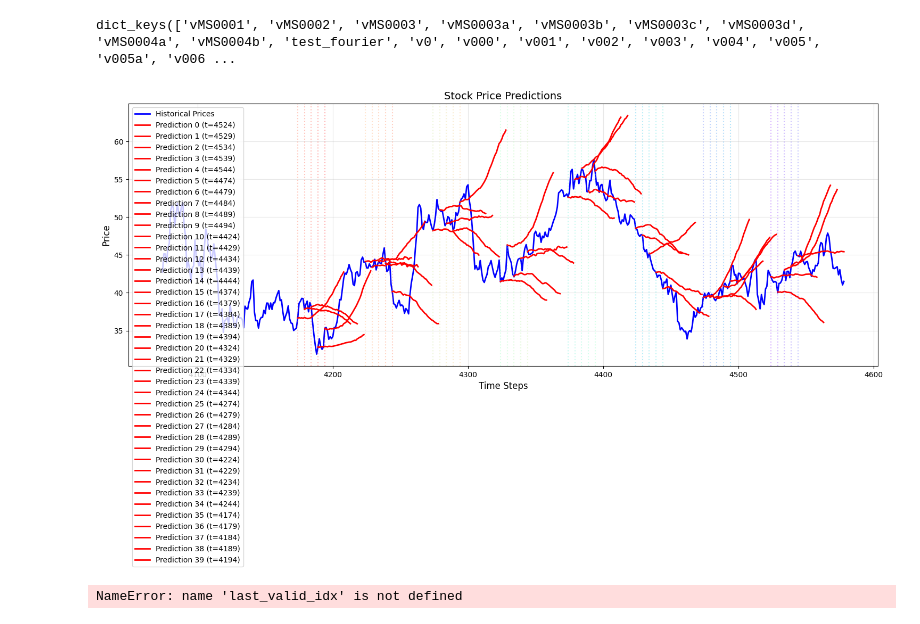
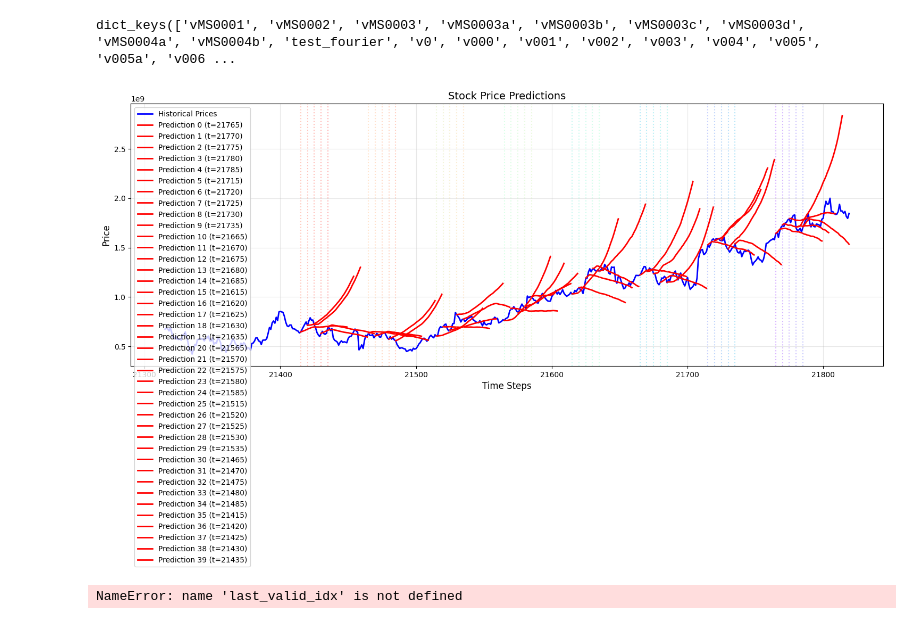
Before and after one commit to voxmenthe/FINPAK, a Jupyter notebook: src/finpak/transformer_predictions/inf_nb.ipynb, the cells around one changed output. Saved outputs shown, nothing was run; the diff lists cells and outputs as text; code cells hidden in the pictures.

```diff
--- a/src/finpak/transformer_predictions/inf_nb.ipynb
+++ b/src/finpak/transformer_predictions/inf_nb.ipynb
@@ -44,7 +44,7 @@ start_indices = [last_valid_idx - ix for ix in INDICES]
 n_future_steps = 35
 use_sampling = True
 temperature = 0.008 # 0.08
-CONFIG = all_configs['vMP001a']
+CONFIG = all_configs['vMP002a']
 sequence_length = CONFIG['data_params']['sequence_length']
 MODEL_PARAMS = CONFIG['model_params']
 MODEL_PARAMS.pop('dropout', None)
@@ -61,35 +61,37 @@ n_outputs = len(CONFIG['data_params']['target_periods'])
 
 # Add these to model params
 MODEL_PARAMS['d_input'] = d_input
 MODEL_PARAMS['n_outputs'] = n_outputs
 
 
-CHECKPOINT_PATH = 'saved_checkpoints/vMP001a_id_0_arc_v3_e277_valloss_0.0004595.pt'
+CHECKPOINT_PATH = 'saved_checkpoints/vMP002a_final_id_1_arc_v3_e633_valloss_0.0059124.pt'
 # Decent models
 # CHECKPOINT_PATH = 'saved_checkpoints/vMP001a_id_0_arc_v3_e277_valloss_0.0004595.pt'
+# CHECKPOINT_PATH = 'vMP002a_final_id_1_arc_v3_e633_valloss_0.0059124.pt'
+# CHECKPOINT_PATH = 'saved_checkpoints/vMP002a_final_id_1_arc_v3_e633_valloss_0.0059124.pt'
 
 predict_from_checkpoint(
     checkpoint_path=CHECKPOINT_PATH,
     price_series=combined_prices,
     start_indices=start_indices,
     n_steps=n_future_steps,
     model_params=MODEL_PARAMS,
     sequence_length=sequence_length,
     return_periods=CONFIG['data_params']['return_periods'],
     sma_periods=CONFIG['data_params']['sma_periods'],
     use_multi_horizon=True,
     stability_threshold=0.015, # Max % daily move - decrease for more stability
     dampening_factor=0.65,  # Stronger dampening - decrease for more stability
     ewma_alpha=0.2,  # More smoothing - decrease for more stability
     horizon_weights=None, # [0.5, 0.5], # [0.3, 0.7],
     use_forcing=False, # True,
     forcing_halflife=3.0,
     temperature=temperature,
     use_sampling=use_sampling,
     debug=False,
 )
 # %% [output]
-[figure, old version]
+[figure, new version]
 # %%
 len(combined_prices), last_valid_idx
 # %% [output]
```
Also changed, not shown: 7 other files.
